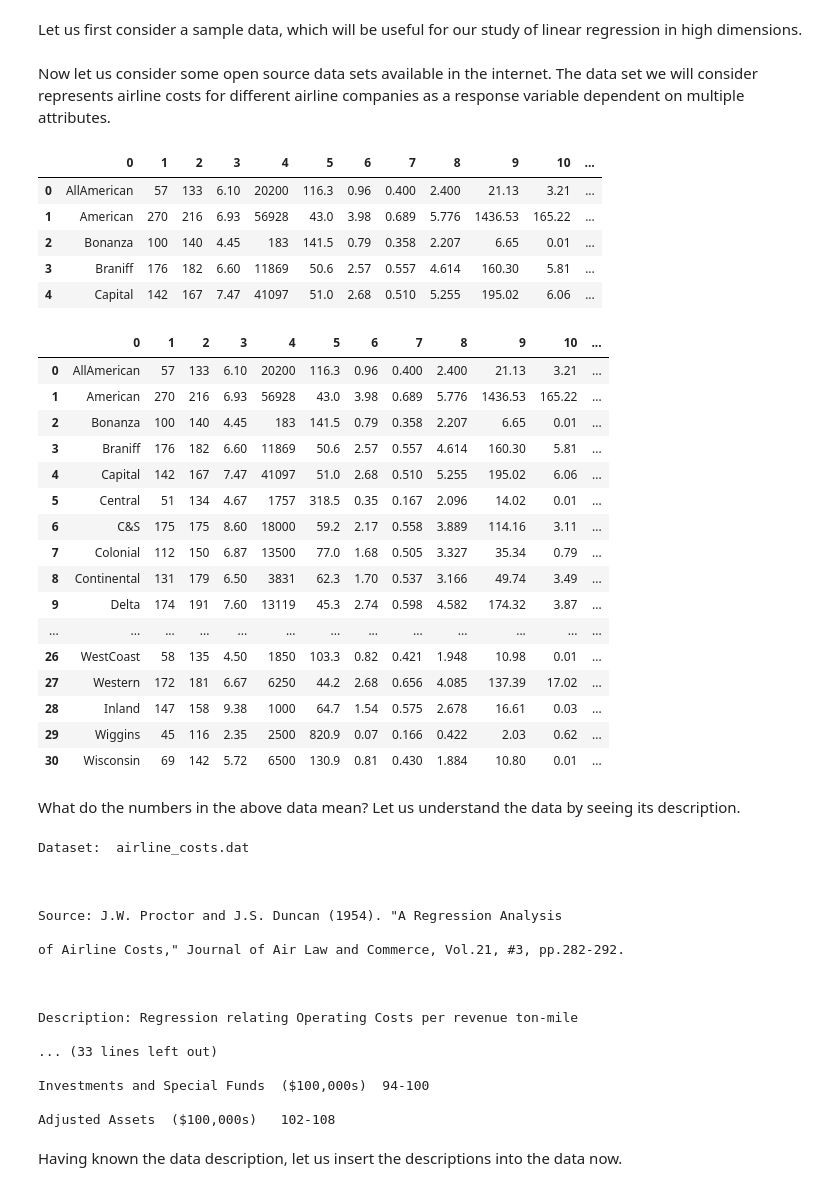
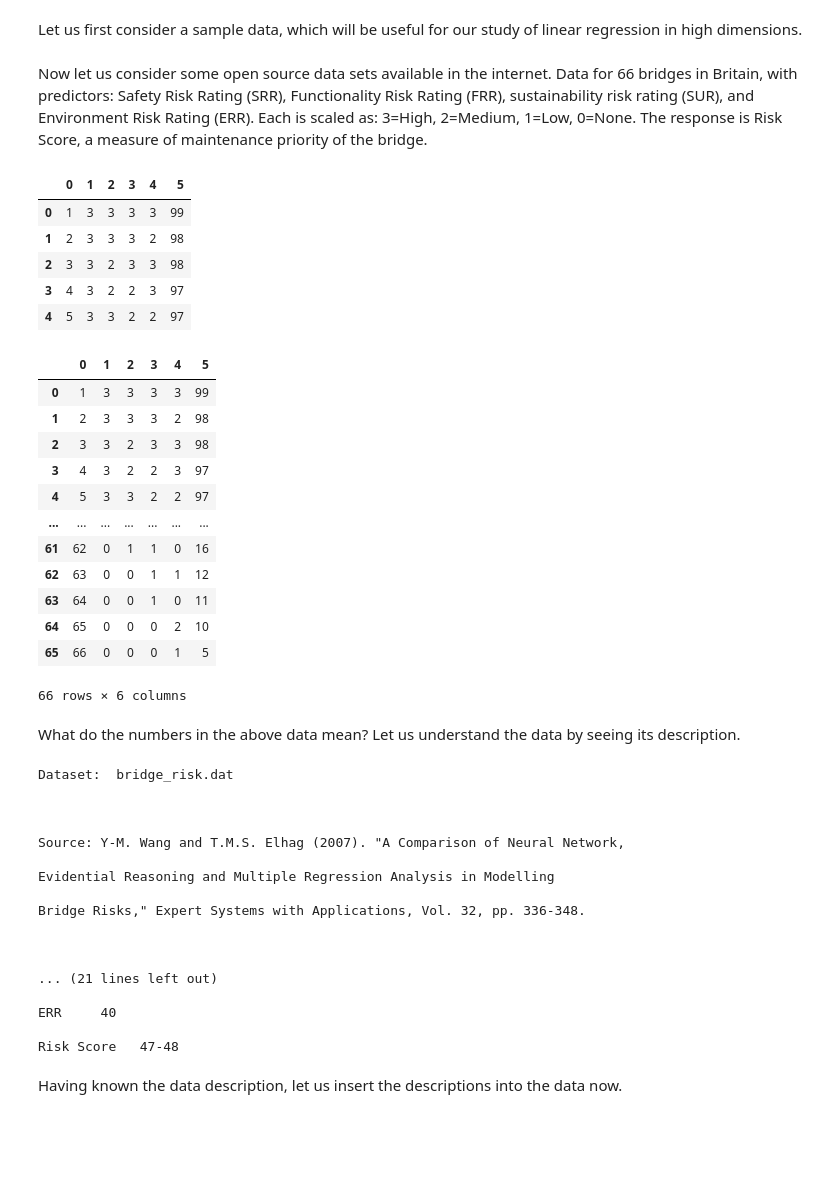
Before and after one commit to arvind-maurya/MachineLearning, a Jupyter notebook: Linear-Regression/CEP_Linear_Regression_High_Dimensions.ipynb, the cells around one changed output. Saved outputs shown, nothing was run; the diff lists cells and outputs as text; code cells hidden in the pictures; blank space fills up the shorter version.

```diff
--- a/Linear-Regression/CEP_Linear_Regression_High_Dimensions.ipynb
+++ b/Linear-Regression/CEP_Linear_Regression_High_Dimensions.ipynb
@@ -13,72 +13,72 @@ import matplotlib.pyplot as plt #the matplotlib library is useful for plotting p
 
 # The following python directive helps to plot the graph in the notebook directly
 %matplotlib inline
-# %% [markdown]
-Now let us consider some open source data sets available in the internet.
-The data set we will consider represents airline costs for different airline companies as a response variable dependent on multiple attributes.
+# %% [markdown]
+Now let us consider some open source data sets available in the internet.
+Data for 66 bridges in Britain, with predictors:
+Safety Risk Rating (SRR), Functionality Risk Rating (FRR), sustainability
+risk rating (SUR), and Environment Risk Rating (ERR). Each is scaled
+as: 3=High, 2=Medium, 1=Low, 0=None. The response is Risk Score, a measure
+of maintenance priority of the bridge.
 # %%
 #Let us explore the data and the description
 
 #Get the data from the web
-airline_costs_data = pd.read_csv('https://raw.githubusercontent.com/balamurugan-palaniappan-CEP/AIML_CEP_2021/main/data/airline_costs.txt', delim_whitespace=True, index_col=False, header=None)
+bridges_data = pd.read_csv('http://users.stat.ufl.edu/~winner/data/bridge_risk.dat', delim_whitespace=True, index_col=False, header=None)
 
 #print the first few rows of the data
-airline_costs_data.head()
+bridges_data.head()
 # %% [output]
-|  | 0 | 1 | 2 | 3 | 4 | 5 | 6 | 7 | 8 | 9 | 10 | ... |
-| 0 | AllAmerican | 57 | 133 | 6.10 | 20200 | 116.3 | 0.96 | 0.400 | 2.400 | 21.13 | 3.21 | ... |
-| 1 | American | 270 | 216 | 6.93 | 56928 | 43.0 | 3.98 | 0.689 | 5.776 | 1436.53 | 165.22 | ... |
-| 2 | Bonanza | 100 | 140 | 4.45 | 183 | 141.5 | 0.79 | 0.358 | 2.207 | 6.65 | 0.01 | ... |
-| 3 | Braniff | 176 | 182 | 6.60 | 11869 | 50.6 | 2.57 | 0.557 | 4.614 | 160.30 | 5.81 | ... |
-| 4 | Capital | 142 | 167 | 7.47 | 41097 | 51.0 | 2.68 | 0.510 | 5.255 | 195.02 | 6.06 | ... |
+|  | 0 | 1 | 2 | 3 | 4 | 5 |
+| 0 | 1 | 3 | 3 | 3 | 3 | 99 |
+| 1 | 2 | 3 | 3 | 3 | 2 | 98 |
+| 2 | 3 | 3 | 2 | 3 | 3 | 98 |
+| 3 | 4 | 3 | 2 | 2 | 3 | 97 |
+| 4 | 5 | 3 | 3 | 2 | 2 | 97 |
 # %%
 #if you wish to print the entire data, then use the following
-airline_costs_data
+bridges_data
 # %% [output]
-|  | 0 | 1 | 2 | 3 | 4 | 5 | 6 | 7 | 8 | 9 | 10 | ... |
-| 0 | AllAmerican | 57 | 133 | 6.10 | 20200 | 116.3 | 0.96 | 0.400 | 2.400 | 21.13 | 3.21 | ... |
-| 1 | American | 270 | 216 | 6.93 | 56928 | 43.0 | 3.98 | 0.689 | 5.776 | 1436.53 | 165.22 | ... |
-| 2 | Bonanza | 100 | 140 | 4.45 | 183 | 141.5 | 0.79 | 0.358 | 2.207 | 6.65 | 0.01 | ... |
-| 3 | Braniff | 176 | 182 | 6.60 | 11869 | 50.6 | 2.57 | 0.557 | 4.614 | 160.30 | 5.81 | ... |
-| 4 | Capital | 142 | 167 | 7.47 | 41097 | 51.0 | 2.68 | 0.510 | 5.255 | 195.02 | 6.06 | ... |
-| 5 | Central | 51 | 134 | 4.67 | 1757 | 318.5 | 0.35 | 0.167 | 2.096 | 14.02 | 0.01 | ... |
-| 6 | C&S | 175 | 175 | 8.60 | 18000 | 59.2 | 2.17 | 0.558 | 3.889 | 114.16 | 3.11 | ... |
-| 7 | Colonial | 112 | 150 | 6.87 | 13500 | 77.0 | 1.68 | 0.505 | 3.327 | 35.34 | 0.79 | ... |
-| 8 | Continental | 131 | 179 | 6.50 | 3831 | 62.3 | 1.70 | 0.537 | 3.166 | 49.74 | 3.49 | ... |
-| 9 | Delta | 174 | 191 | 7.60 | 13119 | 45.3 | 2.74 | 0.598 | 4.582 | 174.32 | 3.87 | ... |
-| ... | ... | ... | ... | ... | ... | ... | ... | ... | ... | ... | ... | ... |
-| 26 | WestCoast | 58 | 135 | 4.50 | 1850 | 103.3 | 0.82 | 0.421 | 1.948 | 10.98 | 0.01 | ... |
-| 27 | Western | 172 | 181 | 6.67 | 6250 | 44.2 | 2.68 | 0.656 | 4.085 | 137.39 | 17.02 | ... |
-| 28 | Inland | 147 | 158 | 9.38 | 1000 | 64.7 | 1.54 | 0.575 | 2.678 | 16.61 | 0.03 | ... |
-| 29 | Wiggins | 45 | 116 | 2.35 | 2500 | 820.9 | 0.07 | 0.166 | 0.422 | 2.03 | 0.62 | ... |
-| 30 | Wisconsin | 69 | 142 | 5.72 | 6500 | 130.9 | 0.81 | 0.430 | 1.884 | 10.80 | 0.01 | ... |
+|  | 0 | 1 | 2 | 3 | 4 | 5 |
+| 0 | 1 | 3 | 3 | 3 | 3 | 99 |
+| 1 | 2 | 3 | 3 | 3 | 2 | 98 |
+| 2 | 3 | 3 | 2 | 3 | 3 | 98 |
+| 3 | 4 | 3 | 2 | 2 | 3 | 97 |
+| 4 | 5 | 3 | 3 | 2 | 2 | 97 |
+| ... | ... | ... | ... | ... | ... | ... |
+| 61 | 62 | 0 | 1 | 1 | 0 | 16 |
+| 62 | 63 | 0 | 0 | 1 | 1 | 12 |
+| 63 | 64 | 0 | 0 | 1 | 0 | 11 |
+| 64 | 65 | 0 | 0 | 0 | 2 | 10 |
+| 65 | 66 | 0 | 0 | 0 | 1 | 5 |
+66 rows × 6 columns
 # %% [markdown]
 What do the numbers in the above data mean? Let us understand the data by seeing its description.
 # %%
 import urllib.request  #this package is useful for accessing text files over internet
-drug_vs_mathscore_data_description_file = urllib.request.urlopen('http://users.stat.ufl.edu/~winner/data/airline_costs.txt')
+bridges_data_description_file = urllib.request.urlopen('http://users.stat.ufl.edu/~winner/data/bridge_risk.txt')
 
 
-for line in drug_vs_mathscore_data_description_file:
+for line in bridges_data_description_file:
   decoded_line = line.decode("utf-8")
   print(decoded_line)
 # %% [output]
-Dataset:  airline_costs.dat
+Dataset:  bridge_risk.dat
 
 
 
-Source: J.W. Proctor and J.S. Duncan (1954). "A Regression Analysis
+Source: Y-M. Wang and T.M.S. Elhag (2007). "A Comparison of Neural Network,
 
-of Airline Costs," Journal of Air Law and Commerce, Vol.21, #3, pp.282-292.
+Evidential Reasoning and Multiple Regression Analysis in Modelling
+
+Bridge Risks," Expert Systems with Applications, Vol. 32, pp. 336-348.
 
 
 
-Description: Regression relating Operating Costs per revenue ton-mile
+... (21 lines left out)
 
-... (33 lines left out)
+ERR     40
 
-Investments and Special Funds  ($100,000s)  94-100
-
-Adjusted Assets  ($100,000s)   102-108
+Risk Score   47-48
 # %% [markdown]
 Having known the data description, let us insert the descriptions into the data now.
```
Also changed, not shown: parts of 17 cells of this notebook.
